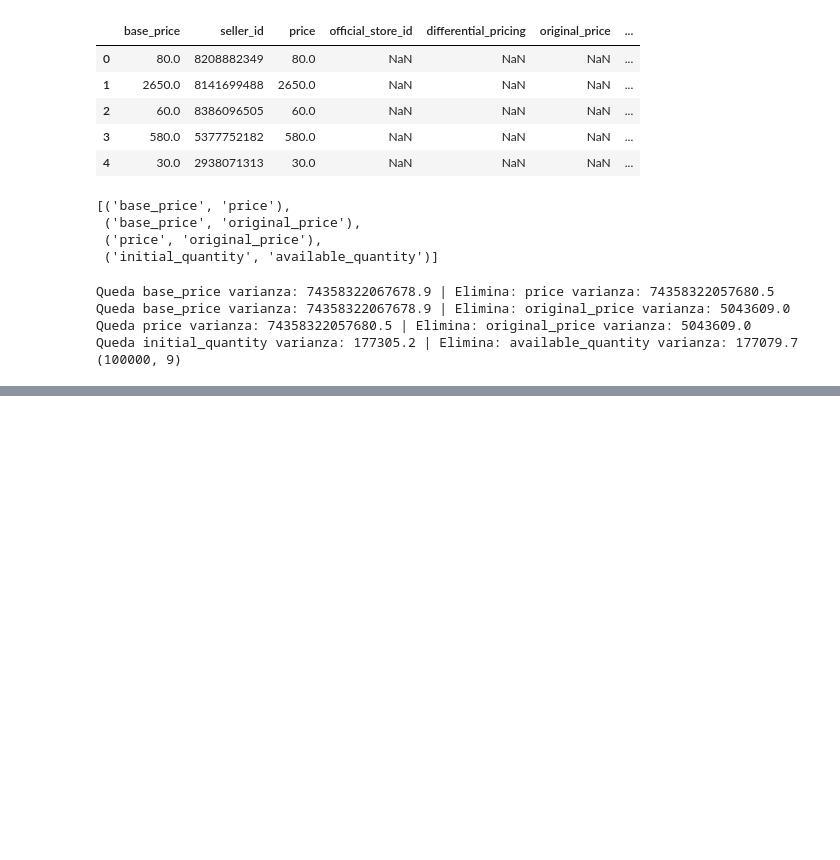
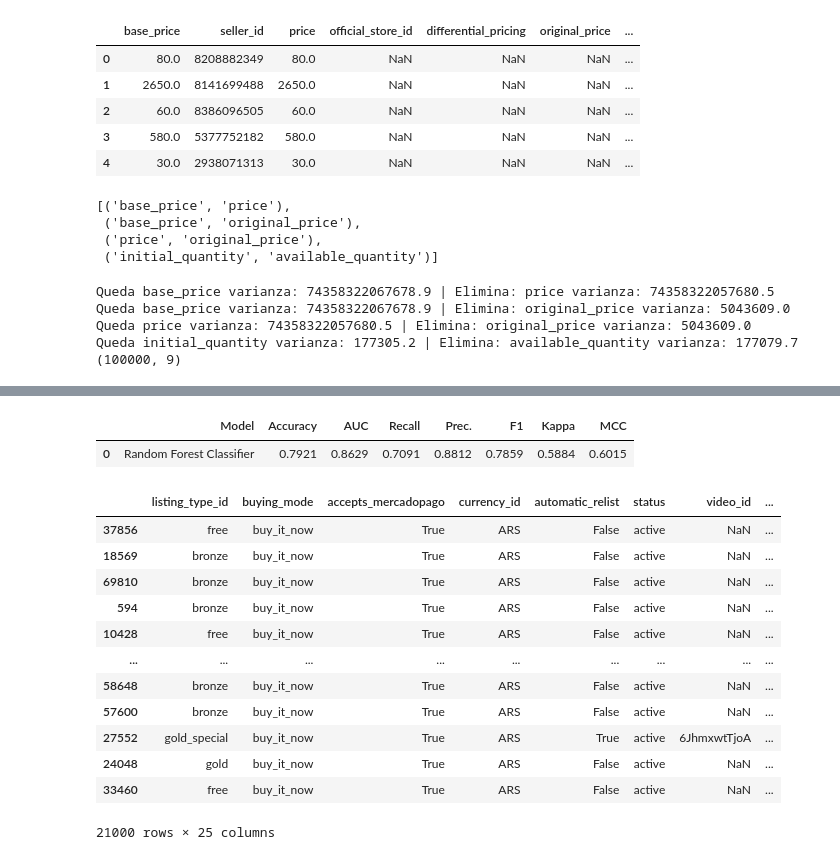
Before and after one commit to jmpaiba123/new_or_used_algorithm_MELI, a Jupyter notebook: jupyter_notebooks/02_training_model_ML.ipynb, the cells around one changed output, grey strips where cells are left out. Drawn from its saved outputs; the diff is of its cells as text; code cells hidden in the pictures; blank space fills up the shorter version.

```diff
--- a/jupyter_notebooks/02_training_model_ML.ipynb
+++ b/jupyter_notebooks/02_training_model_ML.ipynb
@@ -211,0 +427,20 @@ col_categoricas
+# %%
+
+# OOP API
+s.predict_model(best)
+# %% [output]
+|  | Model | Accuracy | AUC | Recall | Prec. | F1 | Kappa | MCC |
+| 0 | Random Forest Classifier | 0.7921 | 0.8629 | 0.7091 | 0.8812 | 0.7859 | 0.5884 | 0.6015 |
+|  | listing_type_id | buying_mode | accepts_mercadopago | currency_id | automatic_relist | status | video_id | ... |
+| 37856 | free | buy_it_now | True | ARS | False | active | NaN | ... |
+| 18569 | bronze | buy_it_now | True | ARS | False | active | NaN | ... |
+| 69810 | bronze | buy_it_now | True | ARS | False | active | NaN | ... |
+| 594 | bronze | buy_it_now | True | ARS | False | active | NaN | ... |
+| 10428 | free | buy_it_now | True | ARS | False | active | NaN | ... |
+| ... | ... | ... | ... | ... | ... | ... | ... | ... |
+| 58648 | bronze | buy_it_now | True | ARS | False | active | NaN | ... |
+| 57600 | bronze | buy_it_now | True | ARS | False | active | NaN | ... |
+| 27552 | gold_special | buy_it_now | True | ARS | True | active | 6JhmxwtTjoA | ... |
+| 24048 | gold | buy_it_now | True | ARS | False | active | NaN | ... |
+| 33460 | free | buy_it_now | True | ARS | False | active | NaN | ... |
+21000 rows × 25 columns
```
Also changed, not shown: parts of 34 cells of this notebook, 4 other files.
